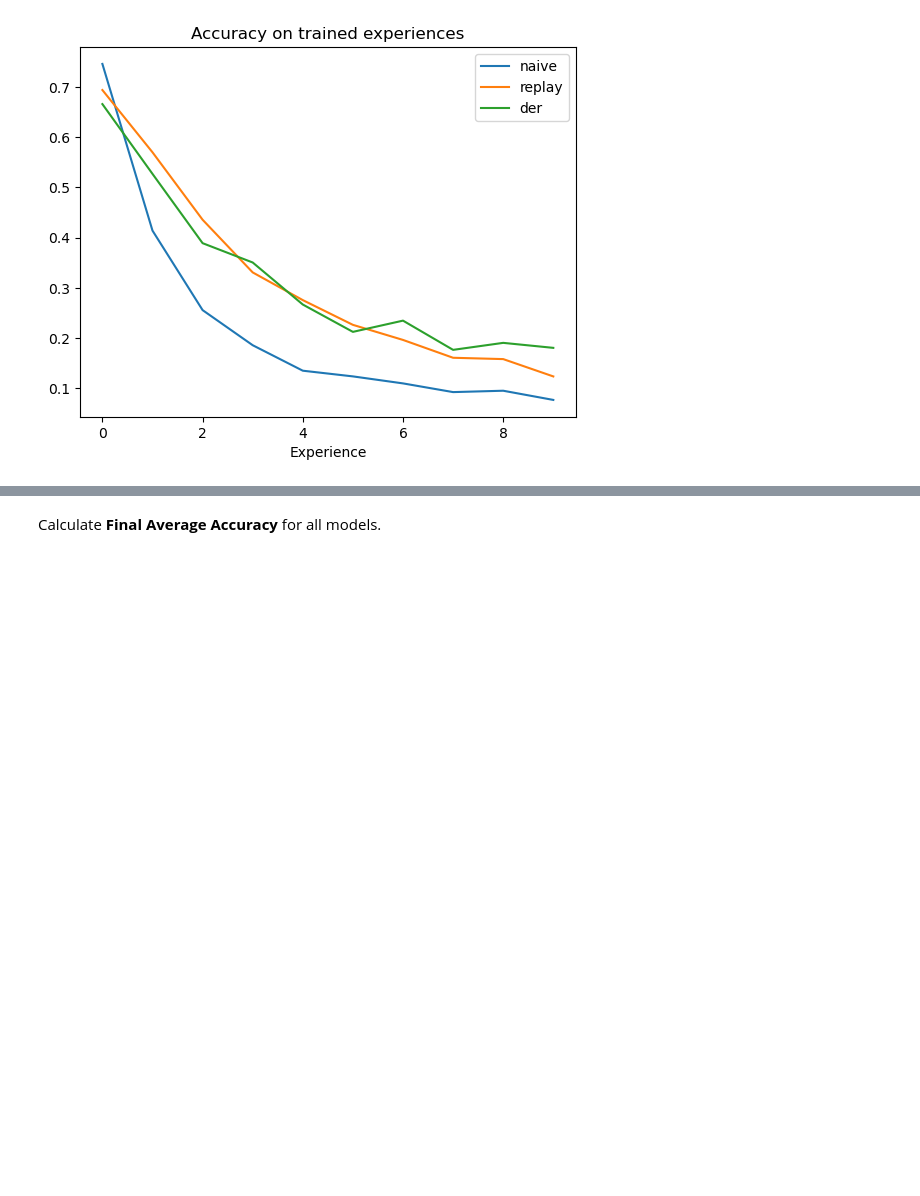
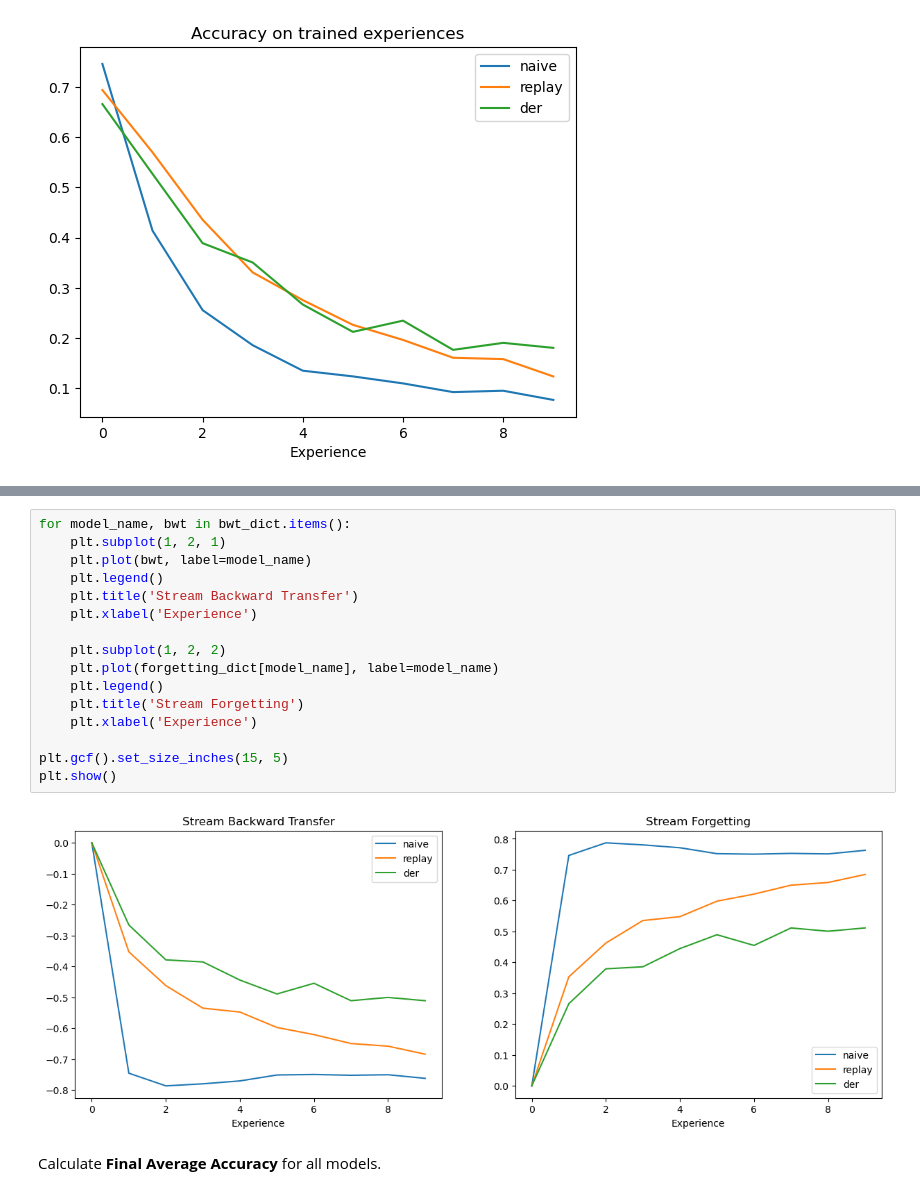
Before and after one commit to giacomo-cgn/der-plus-plus, a Jupyter notebook: final_retrain.ipynb, the cells around one changed output, grey strips where cells are left out. Saved outputs shown, nothing was run; the diff lists cells and outputs as text; blank space fills up the shorter version.

```diff
--- a/final_retrain.ipynb
+++ b/final_retrain.ipynb
@@ -312,3 +342,21 @@ plt.show()
+# %%
+for model_name, bwt in bwt_dict.items():
+    plt.subplot(1, 2, 1)
+    plt.plot(bwt, label=model_name)
+    plt.legend()
+    plt.title('Stream Backward Transfer')
+    plt.xlabel('Experience')
+
+    plt.subplot(1, 2, 2)
+    plt.plot(forgetting_dict[model_name], label=model_name)
+    plt.legend()
+    plt.title('Stream Forgetting')
+    plt.xlabel('Experience')
+
+plt.gcf().set_size_inches(15, 5)
+plt.show()
+# %% [output]
+[figure, added]
 # %% [markdown]
 Calculate **Final Average Accuracy** for all models.
 # %%
```
Also changed, not shown: parts of 4 cells of this notebook.
